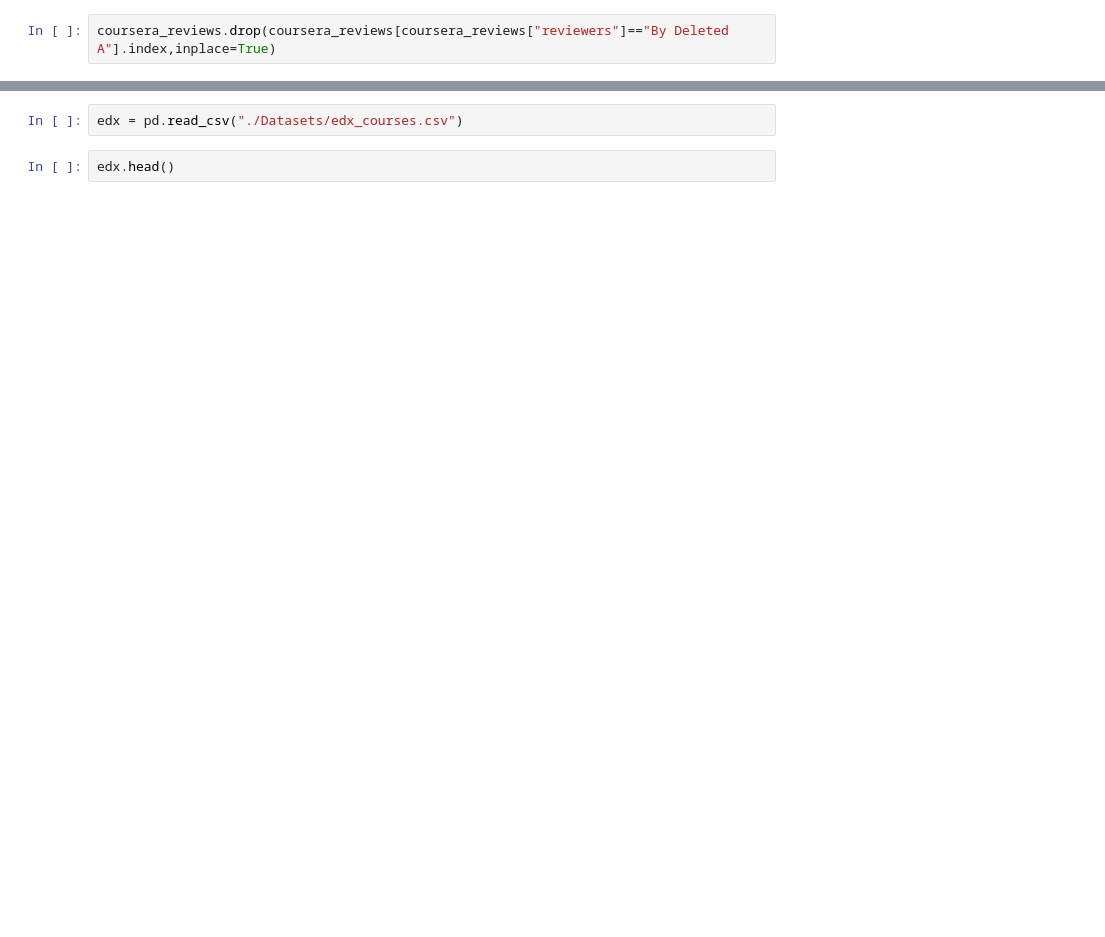
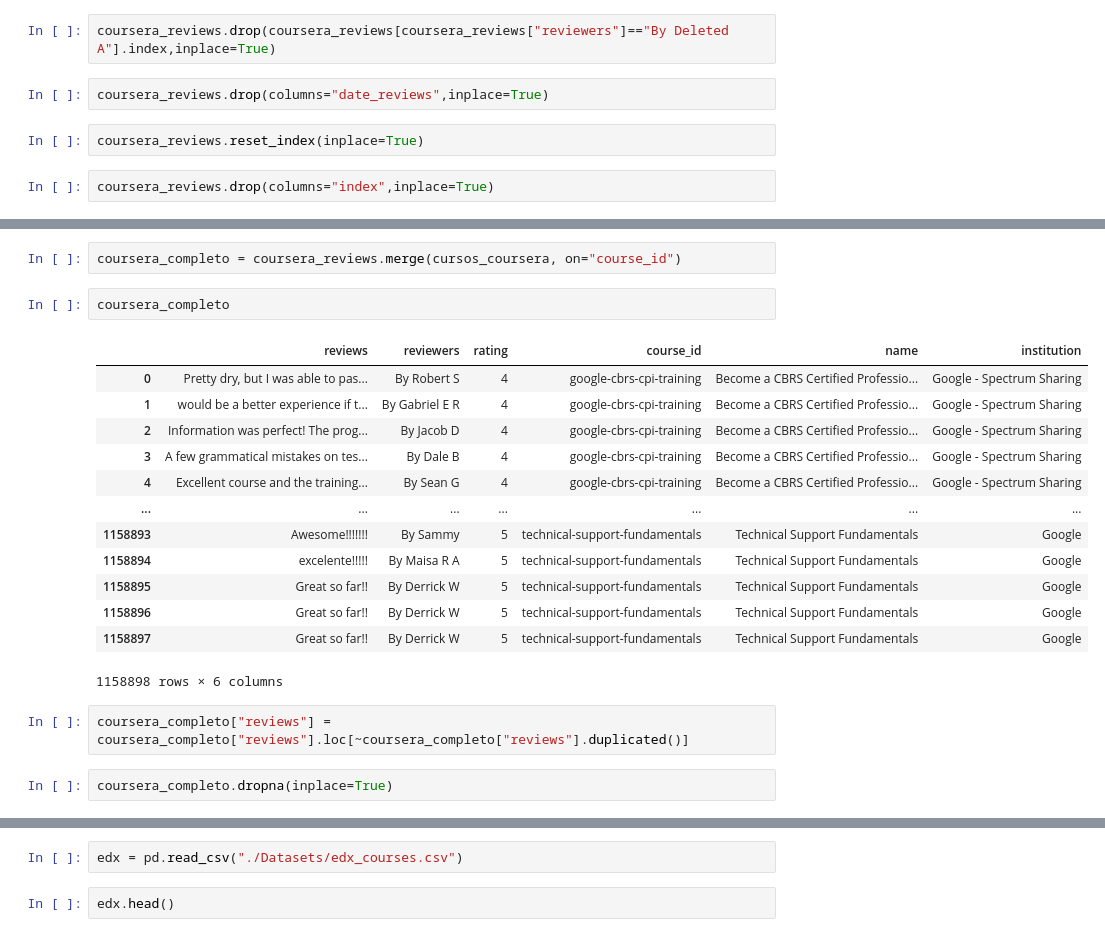
Before and after one commit to octa-acostamonti/MOOCs-Analyisis, a Jupyter notebook: EDA.ipynb, the cells around one changed output, grey strips where cells are left out. Cells and saved outputs as stored; diff of their text form; blank space fills up the shorter version.

Commit message:
coursera dataset finished

```diff
--- a/EDA.ipynb
+++ b/EDA.ipynb
@@ -157,2 +161,8 @@ coursera_reviews["reviewers"] = coursera_reviews["reviewers"].str.strip()
 # %%
 coursera_reviews.drop(coursera_reviews[coursera_reviews["reviewers"]=="By Deleted A"].index,inplace=True)
+# %%
+coursera_reviews.drop(columns="date_reviews",inplace=True)
+# %%
+coursera_reviews.reset_index(inplace=True)
+# %%
+coursera_reviews.drop(columns="index",inplace=True)
@@ -158,0 +187,22 @@ coursera_reviews.drop(coursera_reviews[coursera_reviews["reviewers"]=="By Delete
+# %%
+coursera_completo = coursera_reviews.merge(cursos_coursera, on="course_id")
+# %%
+coursera_completo
+# %% [output]
+|  | reviews | reviewers | rating | course_id | name | institution |
+| 0 | Pretty dry, but I was able to pas... | By Robert S | 4 | google-cbrs-cpi-training | Become a CBRS Certified Professio... | Google - Spectrum Sharing |
+| 1 | would be a better experience if t... | By Gabriel E R | 4 | google-cbrs-cpi-training | Become a CBRS Certified Professio... | Google - Spectrum Sharing |
+| 2 | Information was perfect! The prog... | By Jacob D | 4 | google-cbrs-cpi-training | Become a CBRS Certified Professio... | Google - Spectrum Sharing |
+| 3 | A few grammatical mistakes on tes... | By Dale B | 4 | google-cbrs-cpi-training | Become a CBRS Certified Professio... | Google - Spectrum Sharing |
+| 4 | Excellent course and the training... | By Sean G | 4 | google-cbrs-cpi-training | Become a CBRS Certified Professio... | Google - Spectrum Sharing |
+| ... | ... | ... | ... | ... | ... | ... |
+| 1158893 | Awesome!!!!!!! | By Sammy | 5 | technical-support-fundamentals | Technical Support Fundamentals | Google |
+| 1158894 | excelente!!!!! | By Maisa R A | 5 | technical-support-fundamentals | Technical Support Fundamentals | Google |
+| 1158895 | Great so far!! | By Derrick W | 5 | technical-support-fundamentals | Technical Support Fundamentals | Google |
+| 1158896 | Great so far!! | By Derrick W | 5 | technical-support-fundamentals | Technical Support Fundamentals | Google |
+| 1158897 | Great so far!! | By Derrick W | 5 | technical-support-fundamentals | Technical Support Fundamentals | Google |
+1158898 rows × 6 columns
+# %%
+coursera_completo["reviews"] = coursera_completo["reviews"].loc[~coursera_completo["reviews"].duplicated()]
+# %%
+coursera_completo.dropna(inplace=True)
```
Also changed, not shown: parts of 14 cells of this notebook.
